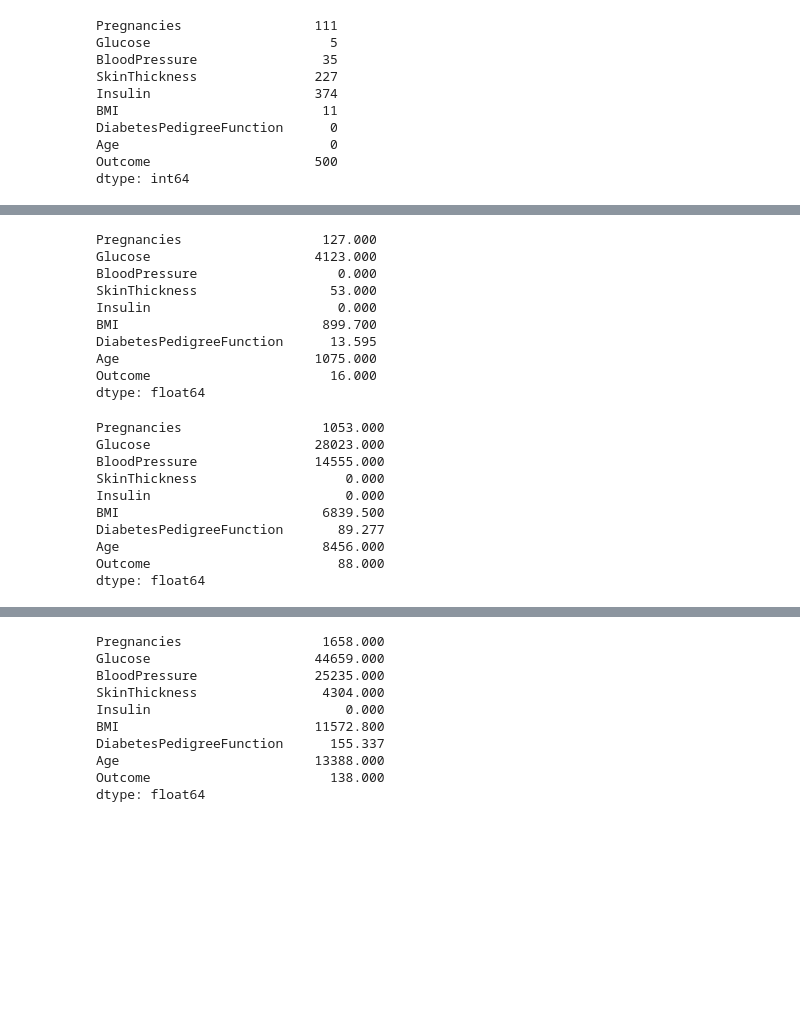
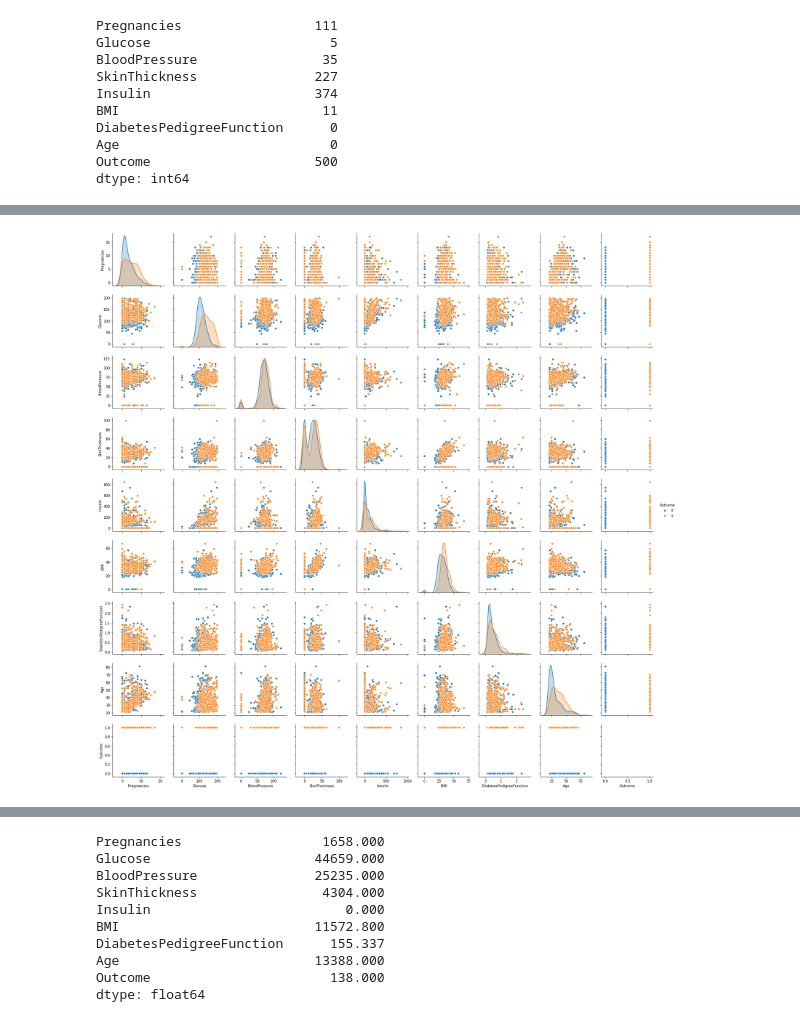
Before and after one commit to denisdunn/biased_random_forest, a Jupyter notebook: OneThreeBio-Copy1.ipynb, the cells around one changed output, grey strips where cells are left out. Saved outputs shown, nothing was run; the diff lists cells and outputs as text; code cells hidden in the pictures; blank space fills up the shorter version.

```diff
--- a/OneThreeBio-Copy1.ipynb
+++ b/OneThreeBio-Copy1.ipynb
@@ -110 +124,8 @@ sns.pairplot(df)
+# %%
+# blue is negative outcome, orange is positive
+# pregnancies, insulin, and age are platykurtic for negative outcome
+sns.pairplot(df,hue = 'Outcome')
+plt.show()
+# %% [output]
+[figure, added]
 # %%
@@ -131,30 +154,3 @@ df[df['Outcome']==1].describe()
 | 50% | 4.000000 | 140.000000 | 74.000000 | 27.000000 | 0.000000 | 34.250000 | 0.449000 | 36.000000 | ... |
 | 75% | 8.000000 | 167.000000 | 82.000000 | 36.000000 | 167.250000 | 38.775000 | 0.728000 | 44.000000 | ... |
 | max | 17.000000 | 199.000000 | 114.000000 | 99.000000 | 846.000000 | 67.100000 | 2.420000 | 70.000000 | ... |
-# %%
-
-df[df['BloodPressure']==0].sum()
-# %% [output]
-Pregnancies                  127.000
-Glucose                     4123.000
-BloodPressure                  0.000
-SkinThickness                 53.000
-Insulin                        0.000
-BMI                          899.700
-DiabetesPedigreeFunction      13.595
-Age                         1075.000
-Outcome                       16.000
-dtype: float64
-# %%
-df[df['SkinThickness']==0].sum()
-# %% [output]
-Pregnancies                  1053.000
-Glucose                     28023.000
-BloodPressure               14555.000
-SkinThickness                   0.000
-Insulin                         0.000
-BMI                          6839.500
-DiabetesPedigreeFunction       89.277
-Age                          8456.000
-Outcome                        88.000
-dtype: float64
```
Also changed, not shown: parts of 91 cells of this notebook, 2 other files.
